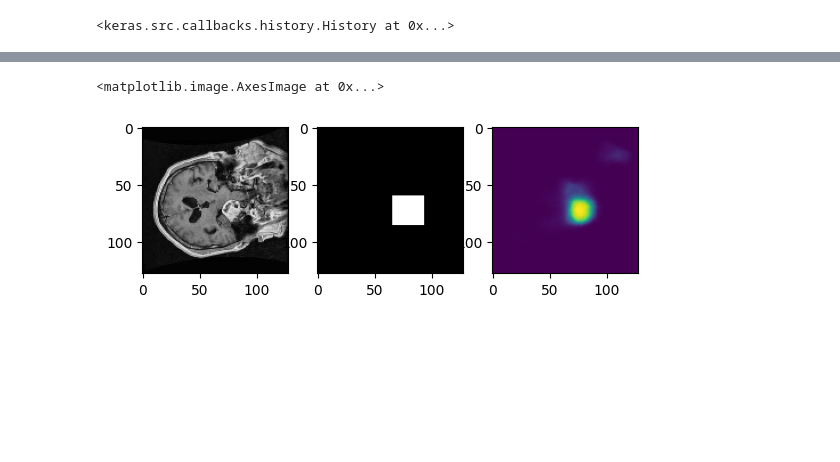
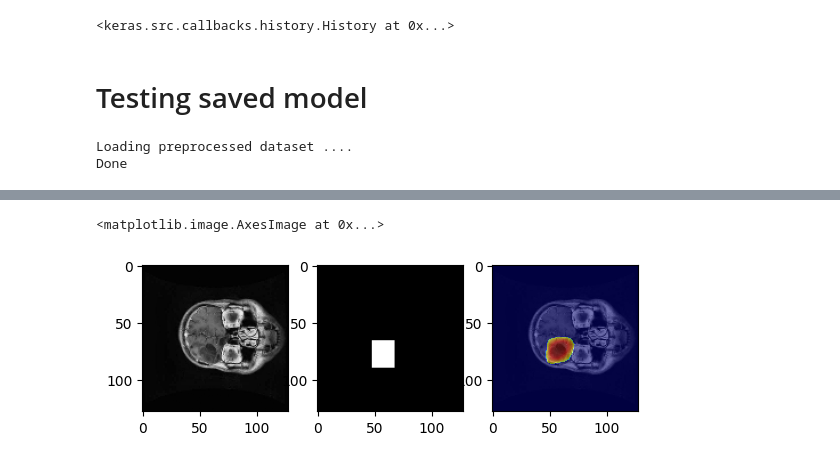
Before and after one commit to YN1752/ece5831-2024-final-project, a Jupyter notebook: documentation.ipynb, the cells around one changed output, grey strips where cells are left out. Cells and saved outputs as stored; diff of their text form; code cells hidden in the pictures; blank space fills up the shorter version.

```diff
--- a/documentation.ipynb
+++ b/documentation.ipynb
@@ -417,11 +415,26 @@ saved = load_model("U_Net.keras")
+# %% [markdown]
+# Testing saved model
+# %%
+from keras.models import load_model
+import matplotlib.pyplot as plt
+from preprocess import load_data
+
+X_train, Y_train, X_val, Y_val, X_test, Y_test = load_data()
+
+saved = load_model("U_Net.keras")
+# %% [output]
+Loading preprocessed dataset ....
+Done
 # %%
-idx = 197
+idx = 206
 
 plt.subplot(131)
 plt.imshow(X_test[idx])
 plt.subplot(132)
 plt.imshow(Y_test[idx], cmap= "gray")
 plt.subplot(133)
+plt.imshow(X_test[idx])
 pred_mask = saved.predict(X_test[[idx]])[0]
-plt.imshow(pred_mask)
+pred_mask[pred_mask < 0.5] = 0
+plt.imshow(pred_mask, cmap="jet", alpha=0.5)
 # %% [output]
@@ -429,5 +442,5 @@ plt.imshow(pred_mask)
 <matplotlib.image.AxesImage at 0x...>
-[figure, old version]
+[figure, new version]
 # %%
 idx = 156
 
```
Also changed, not shown: parts of 6 cells of this notebook.
